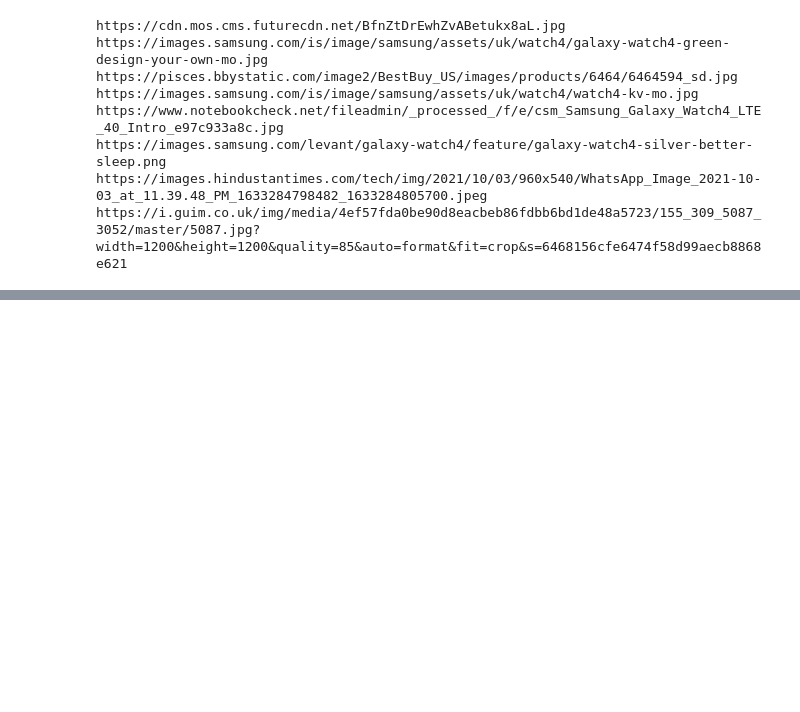
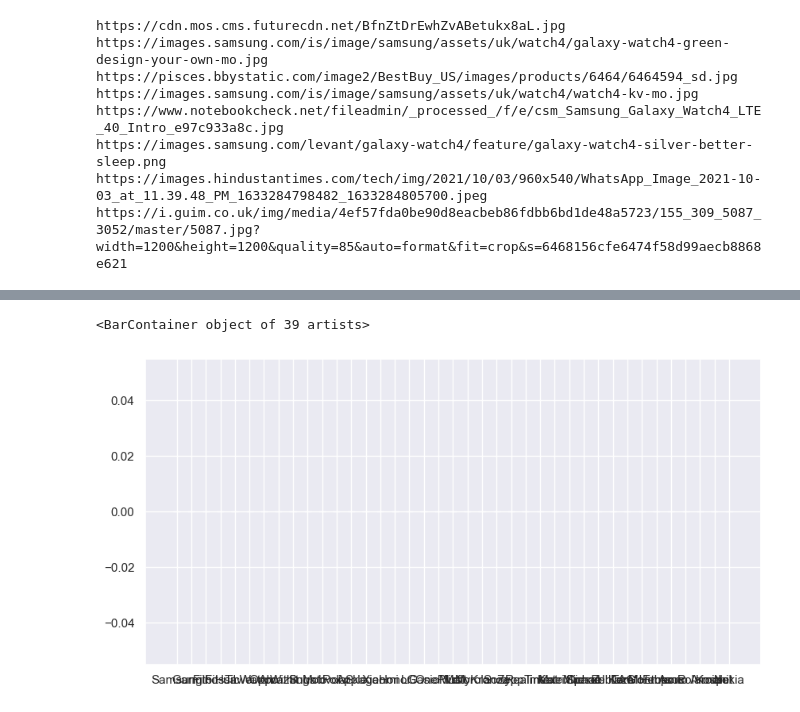
Before and after one commit to Shashankkrj/Smart_Watch_Price_Prediction, a Jupyter notebook: Code.ipynb, the cells around one changed output, grey strips where cells are left out. Saved outputs shown, nothing was run; the diff lists cells and outputs as text; code cells hidden in the pictures; blank space fills up the shorter version.

```diff
--- a/Code.ipynb
+++ b/Code.ipynb
@@ -1159,0 +1131,2 @@ True
+# %%
+unique_brand = clean_features['Brand'].unique()
@@ -1159,0 +1137,4 @@ True
+# %%
+brand = pd.DataFrame({'Brand' : list(unique_brand), 'No. of Searches' : np.arange(39)})
+# %%
+brand['No. of Searches'] = 0
@@ -1159,0 +1163,9 @@ True
+# %%
+fig = plt.figure(figsize = (10, 5))
+
+# creating the bar plot
+plt.bar(brand["Brand"], brand["No. of Searches"] , color ='blue',
+        width = 0.5)
+# %% [output]
+<BarContainer object of 39 artists>
+[figure, added]
```
Also changed, not shown: parts of 26 cells of this notebook, 6 other files.
